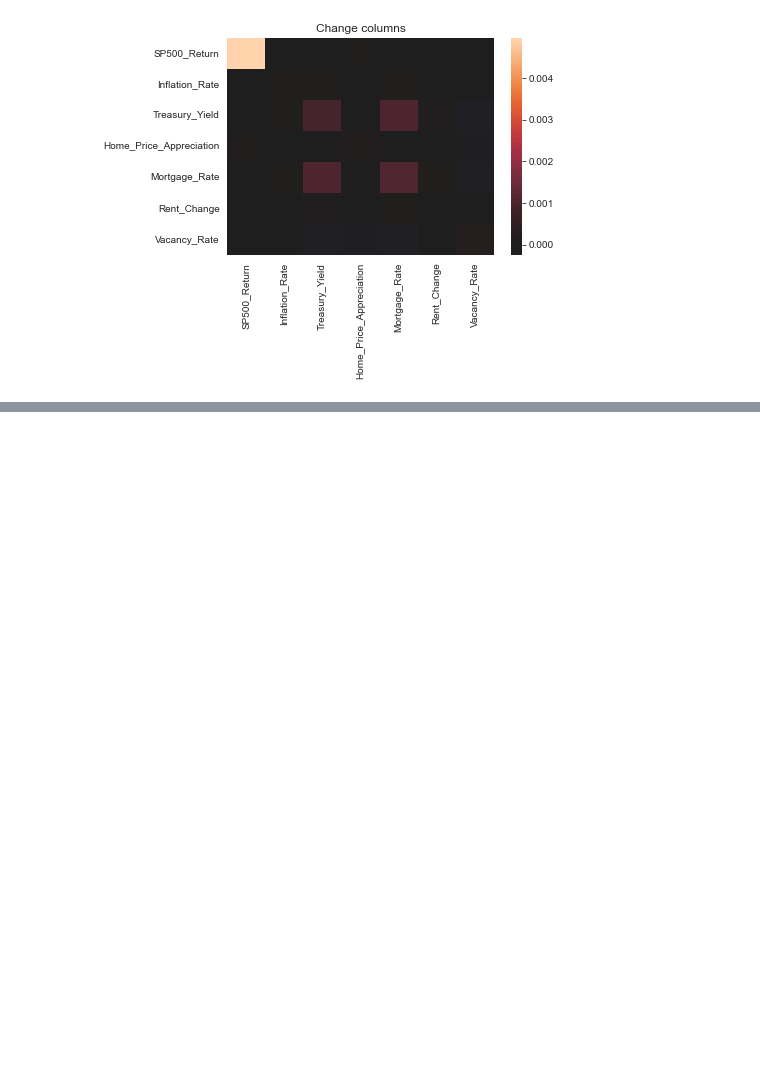
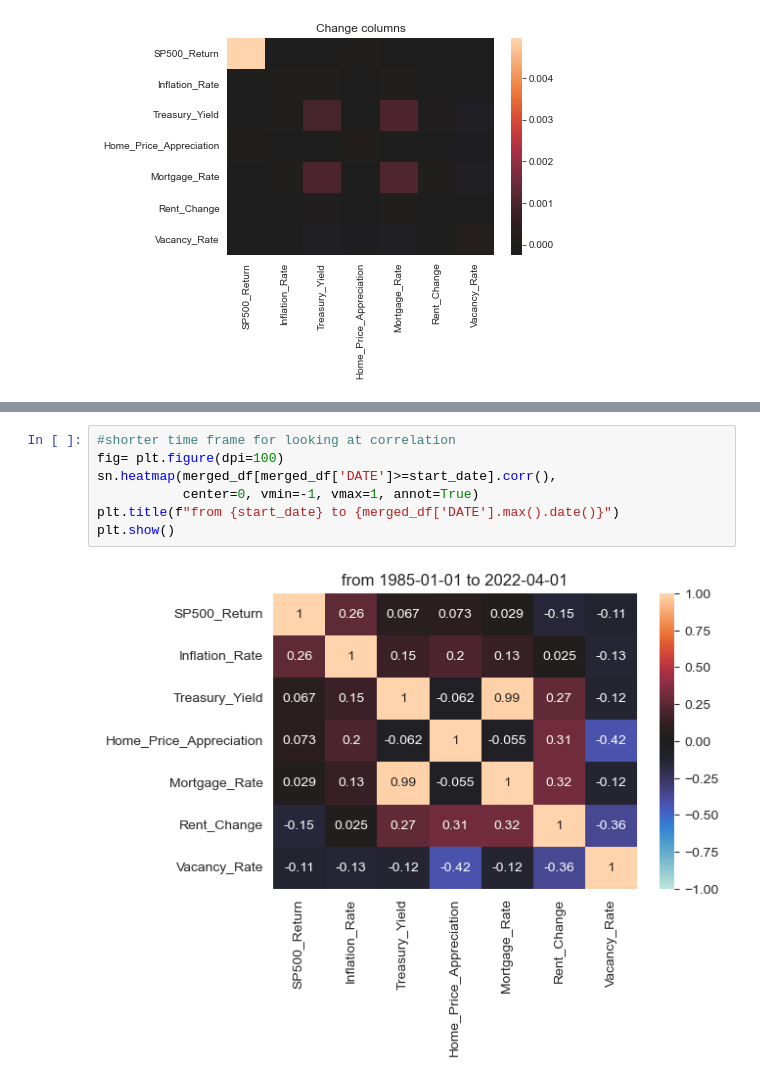
Before and after one commit to chriskelly/LifeFinances, a Jupyter notebook: data/historic_data/data_generation.ipynb, the cells around one changed output, grey strips where cells are left out. Drawn from its saved outputs; the diff is of its cells as text; blank space fills up the shorter version.

```diff
--- a/data/historic_data/data_generation.ipynb
+++ b/data/historic_data/data_generation.ipynb
@@ -100,0 +118,9 @@ Vacancy_Rate                 0.000244
+# %%
+#shorter time frame for looking at correlation
+fig= plt.figure(dpi=100)
+sn.heatmap(merged_df[merged_df['DATE']>=start_date].corr(),
+           center=0, vmin=-1, vmax=1, annot=True)
+plt.title(f"from {start_date} to {merged_df['DATE'].max().date()}")
+plt.show()
+# %% [output]
+[figure, added]
```
Also changed, not shown: parts of 21 cells of this notebook.
